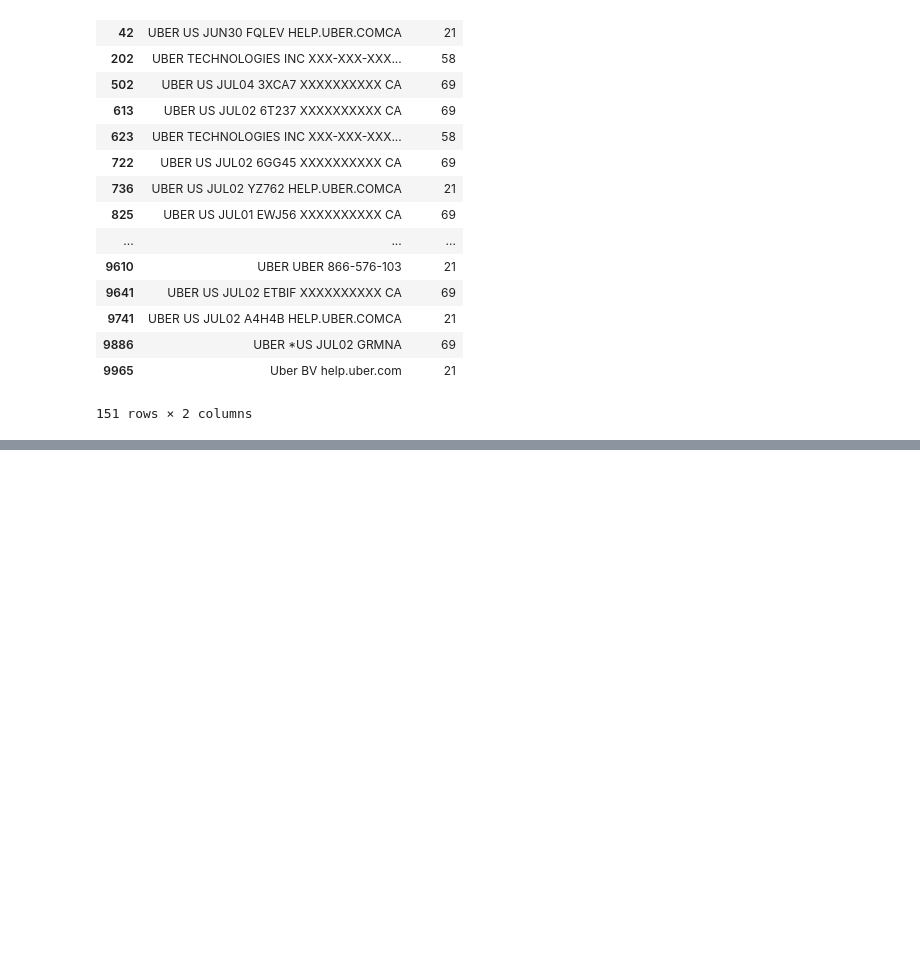
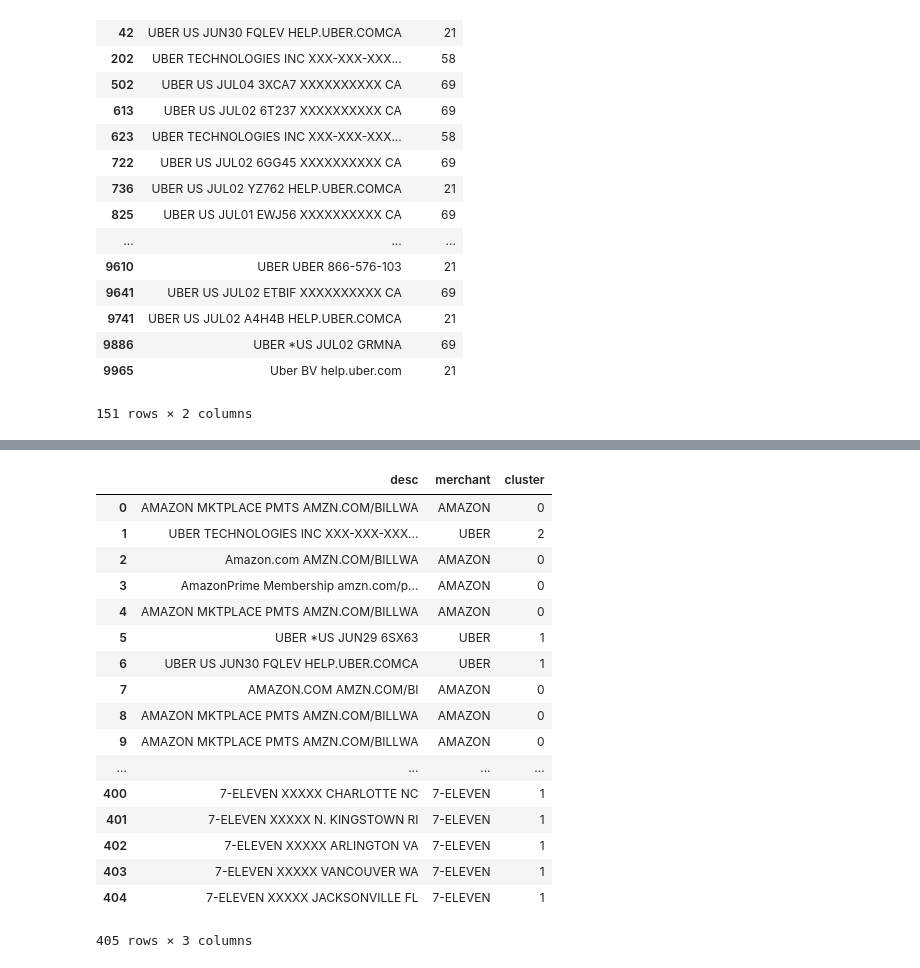
Before and after one commit to mgudipati-saven/ML, a Jupyter notebook: Merchant Classification.ipynb, the cells around one changed output, grey strips where cells are left out. Cells and saved outputs as stored; diff of their text form; code cells hidden in the pictures; blank space fills up the shorter version.

```diff
--- a/Merchant Classification.ipynb
+++ b/Merchant Classification.ipynb
@@ -124,0 +145,3 @@ card[card.desc.str.contains('[Uu][Bb][Ee][Rr]')]
+# %%
+X = card.desc
+X.shape
@@ -124,0 +150,4 @@ card[card.desc.str.contains('[Uu][Bb][Ee][Rr]')]
+# %%
+# learn training data vocabulary, then use it to create a document-term matrix
+X_dtm = vect.fit_transform(X)
+X_dtm
@@ -124,0 +168,5 @@ card[card.desc.str.contains('[Uu][Bb][Ee][Rr]')]
+# %%
+# K-means with n clusters
+from sklearn.cluster import KMeans
+km = KMeans(n_clusters=3, random_state=1)
+km.fit(X_dtm)
@@ -124,0 +198,23 @@ card[card.desc.str.contains('[Uu][Bb][Ee][Rr]')]
+# %%
+card['cluster'] = km.labels_
+# %%
+card
+# %% [output]
+|  | desc | merchant | cluster |
+| 0 | AMAZON MKTPLACE PMTS AMZN.COM/BILLWA | AMAZON | 0 |
+| 1 | UBER TECHNOLOGIES INC XXX-XXX-XXX... | UBER | 2 |
+| 2 | Amazon.com AMZN.COM/BILLWA | AMAZON | 0 |
+| 3 | AmazonPrime Membership amzn.com/p... | AMAZON | 0 |
+| 4 | AMAZON MKTPLACE PMTS AMZN.COM/BILLWA | AMAZON | 0 |
+| 5 | UBER *US JUN29 6SX63 | UBER | 1 |
+| 6 | UBER US JUN30 FQLEV HELP.UBER.COMCA | UBER | 1 |
+| 7 | AMAZON.COM AMZN.COM/BI | AMAZON | 0 |
+| 8 | AMAZON MKTPLACE PMTS AMZN.COM/BILLWA | AMAZON | 0 |
+| 9 | AMAZON MKTPLACE PMTS AMZN.COM/BILLWA | AMAZON | 0 |
+| ... | ... | ... | ... |
+| 400 | 7-ELEVEN XXXXX CHARLOTTE NC | 7-ELEVEN | 1 |
+| 401 | 7-ELEVEN XXXXX N. KINGSTOWN RI | 7-ELEVEN | 1 |
+| 402 | 7-ELEVEN XXXXX ARLINGTON VA | 7-ELEVEN | 1 |
+| 403 | 7-ELEVEN XXXXX VANCOUVER WA | 7-ELEVEN | 1 |
+| 404 | 7-ELEVEN XXXXX JACKSONVILLE FL | 7-ELEVEN | 1 |
+405 rows × 3 columns
```
Also changed, not shown: parts of 25 cells of this notebook, 2 other files.
